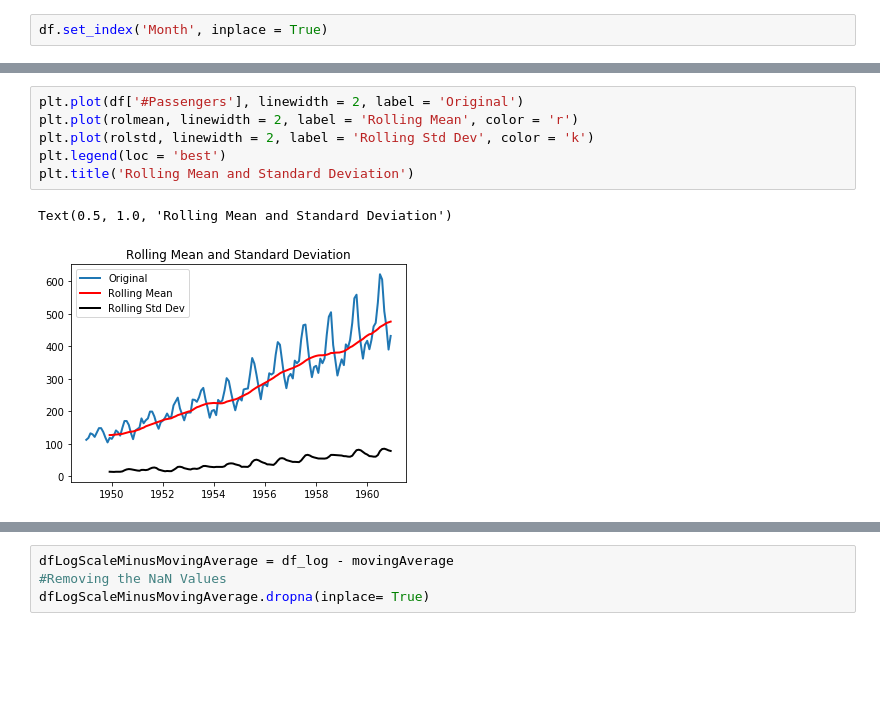
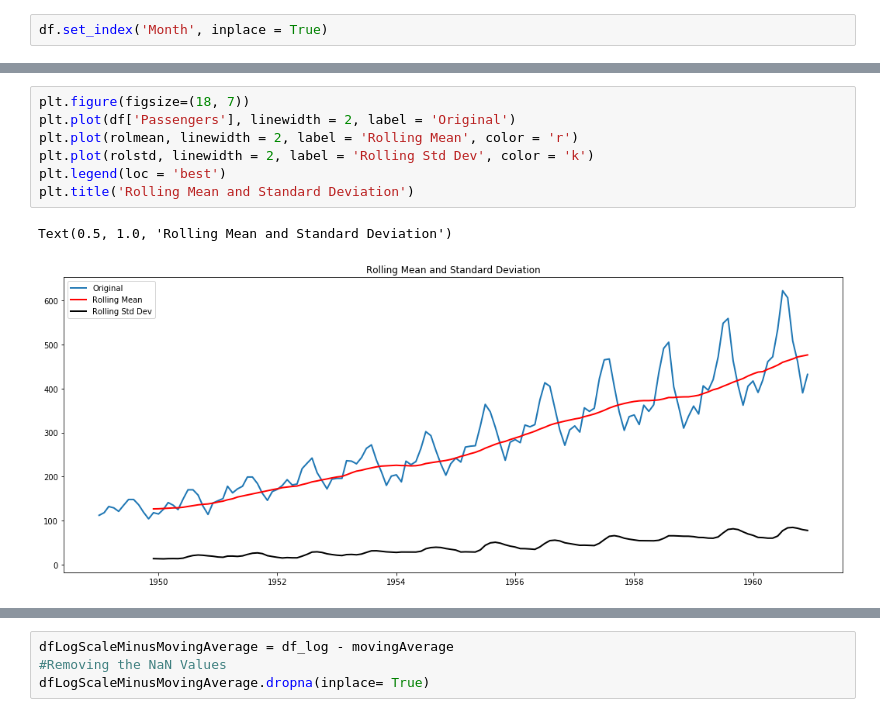
Before and after one commit to abefukasawa/reproducible_airpassengers, a Jupyter notebook: reproducible_analysis.ipynb, the cells around one changed output, grey strips where cells are left out. Cells and saved outputs as stored; diff of their text form; blank space fills up the shorter version.

```diff
--- a/reproducible_analysis.ipynb
+++ b/reproducible_analysis.ipynb
@@ -82,12 +74,13 @@ Month
 # %%
-plt.plot(df['#Passengers'], linewidth = 2, label = 'Original')
+plt.figure(figsize=(18, 7))
+plt.plot(df['Passengers'], linewidth = 2, label = 'Original')
 plt.plot(rolmean, linewidth = 2, label = 'Rolling Mean', color = 'r')
 plt.plot(rolstd, linewidth = 2, label = 'Rolling Std Dev', color = 'k')
 plt.legend(loc = 'best')
 plt.title('Rolling Mean and Standard Deviation')
 # %% [output]
 Text(0.5, 1.0, 'Rolling Mean and Standard Deviation')
-[figure, old version]
+[figure, new version]
 # %%
 #Performing Augumented Dickey Fuller Test
 print('Results of the Dickey Fuller Test')
```
Also changed, not shown: parts of 9 cells of this notebook, 1 other file.
